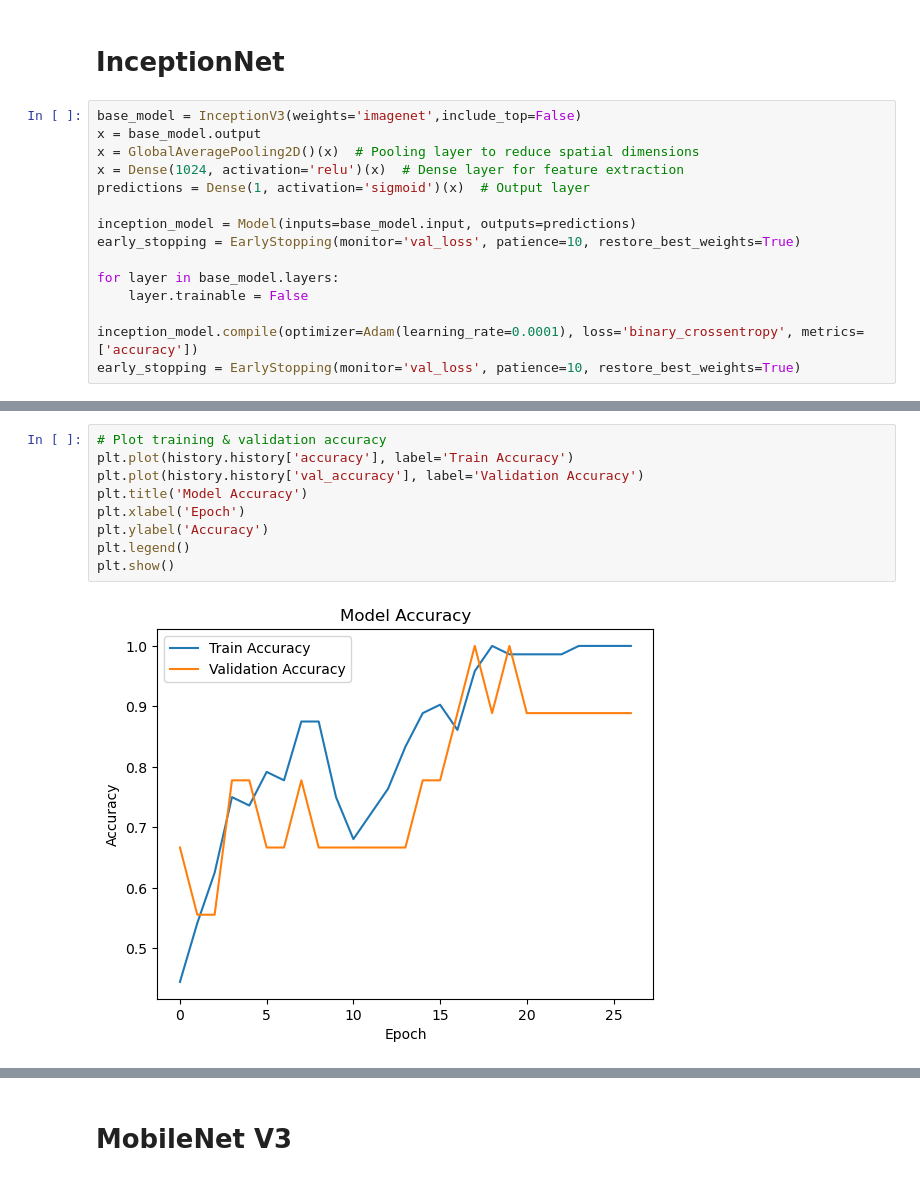
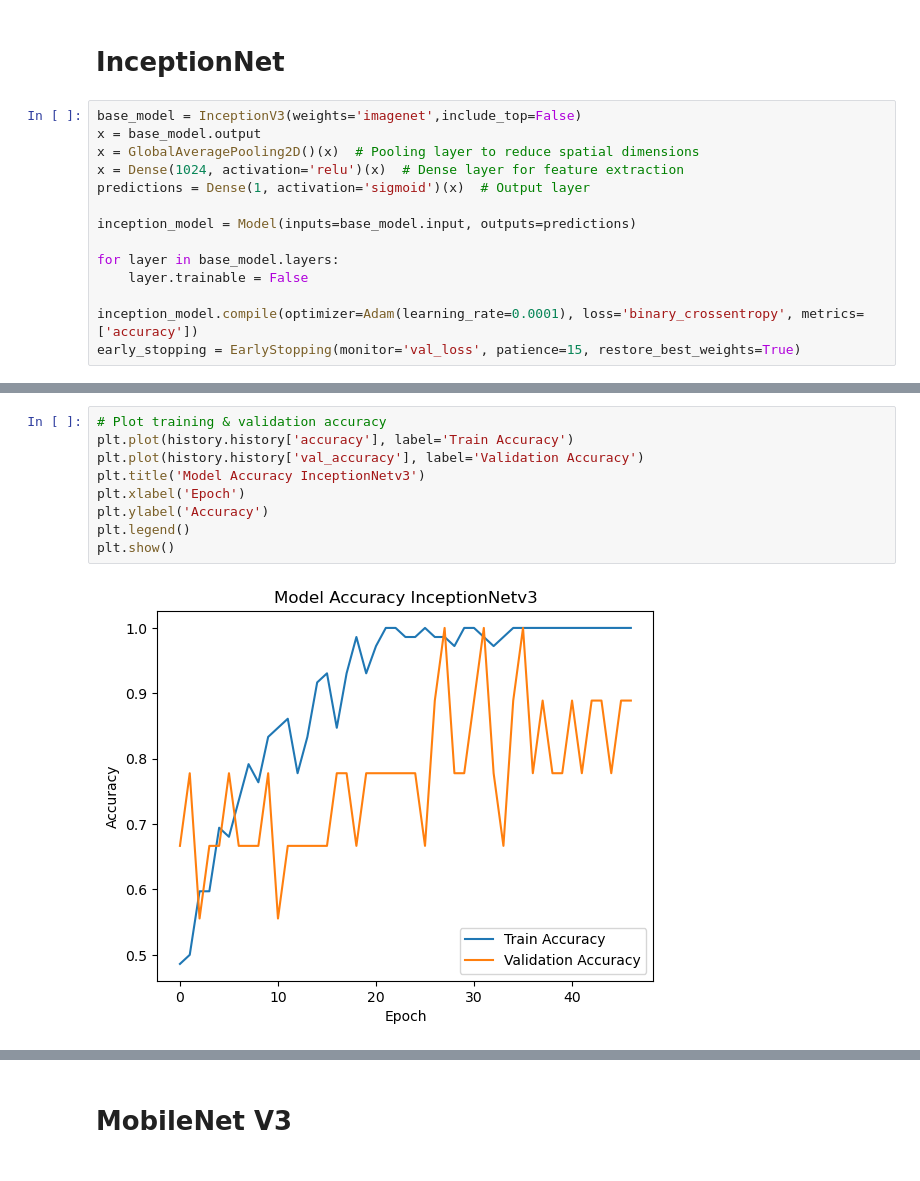
Before and after one commit to pxndey/parkinsons, a Jupyter notebook: spiral_classifiers.ipynb, the cells around one changed output, grey strips where cells are left out. Saved outputs shown, nothing was run; the diff lists cells and outputs as text.

```diff
--- a/spiral_classifiers.ipynb
+++ b/spiral_classifiers.ipynb
@@ -272,13 +269,12 @@ x = Dense(1024, activation='relu')(x)  # Dense layer for feature extraction
 predictions = Dense(1, activation='sigmoid')(x)  # Output layer
 
 inception_model = Model(inputs=base_model.input, outputs=predictions)
-early_stopping = EarlyStopping(monitor='val_loss', patience=10, restore_best_weights=True)
 
 for layer in base_model.layers:
     layer.trainable = False
 
 inception_model.compile(optimizer=Adam(learning_rate=0.0001), loss='binary_crossentropy', metrics=['accuracy'])
-early_stopping = EarlyStopping(monitor='val_loss', patience=10, restore_best_weights=True)
+early_stopping = EarlyStopping(monitor='val_loss', patience=15, restore_best_weights=True)
 # %%
 history = inception_model.fit(x_train,y_train,epochs=100,batch_size=12,validation_data=(x_val,y_val),callbacks=[early_stopping])
 # %% [output]
@@ -302,14 +298,14 @@ Epoch 27/100
 # %%
 # Plot training & validation accuracy
 plt.plot(history.history['accuracy'], label='Train Accuracy')
 plt.plot(history.history['val_accuracy'], label='Validation Accuracy')
-plt.title('Model Accuracy')
+plt.title('Model Accuracy InceptionNetv3')
 plt.xlabel('Epoch')
 plt.ylabel('Accuracy')
 plt.legend()
 plt.show()
 # %% [output]
-[figure, old version]
+[figure, new version]
 # %%
 # Plot training & validation accuracy
 plt.plot(history.history['loss'], label='Train Loss')
```
Also changed, not shown: parts of 26 cells of this notebook, 2 other files.
